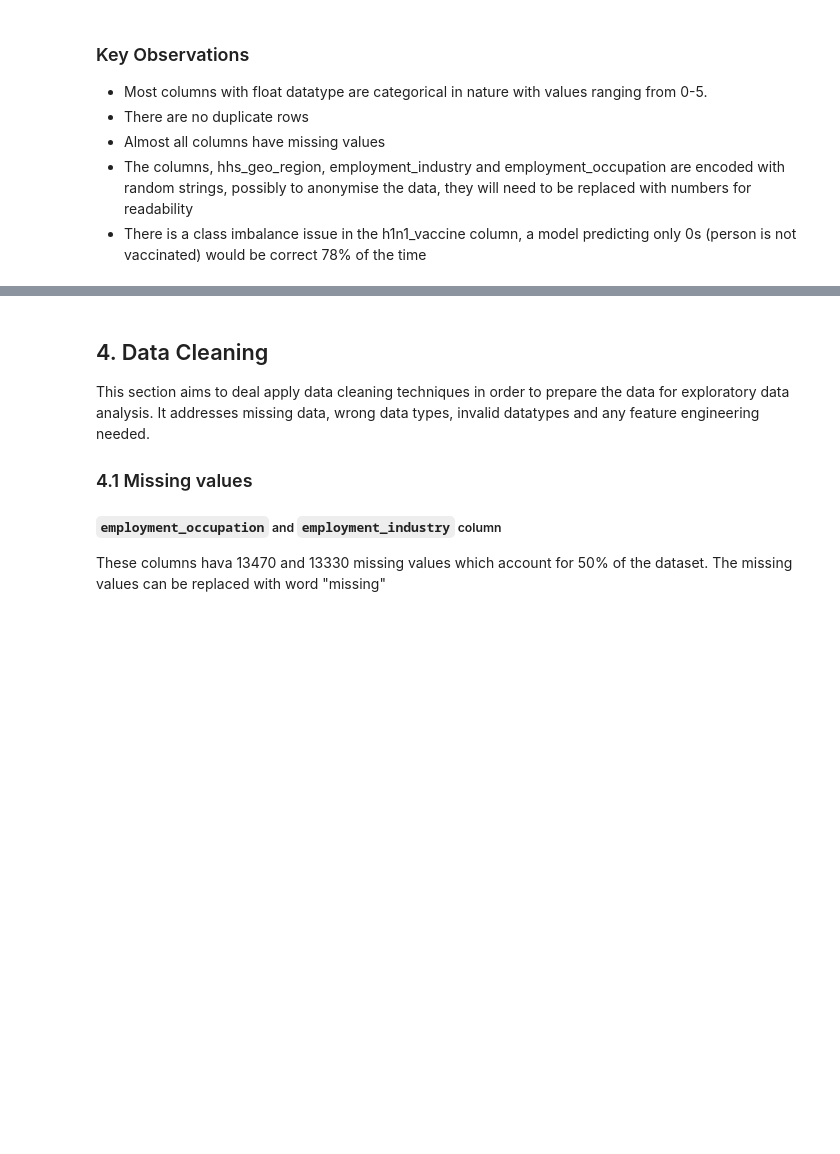
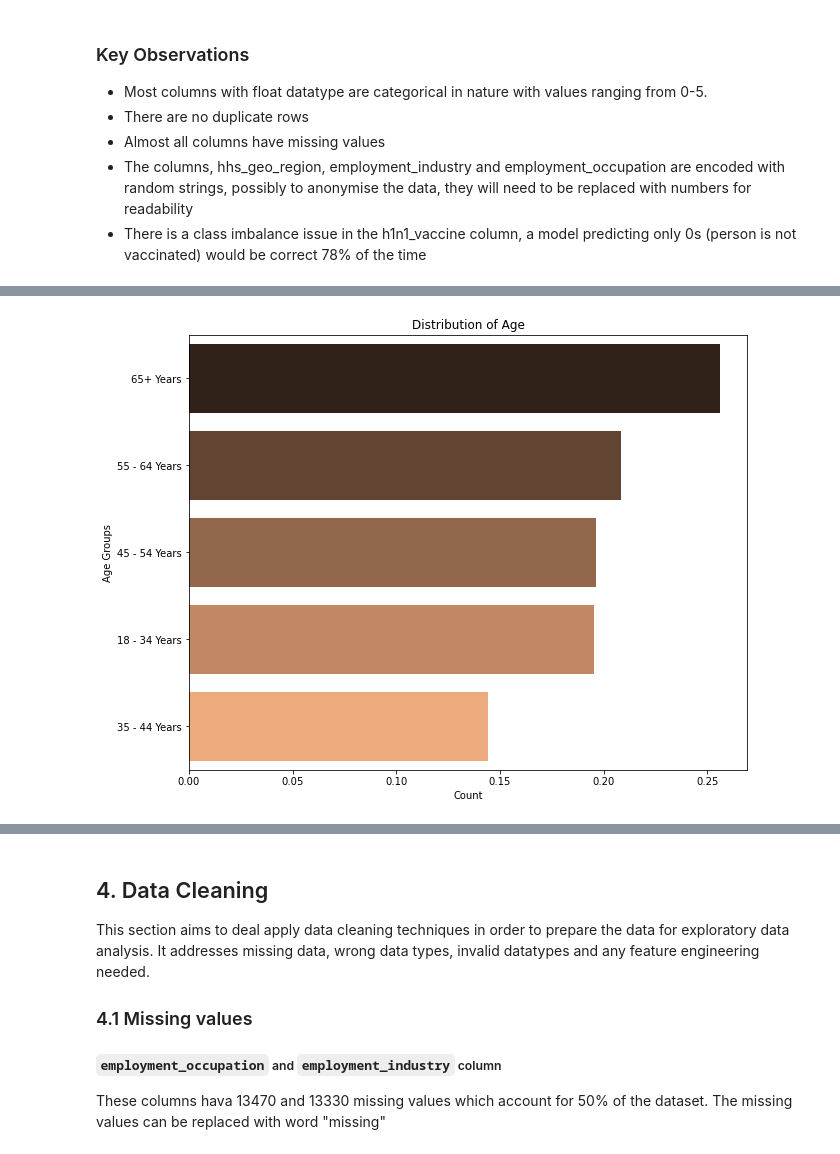
Before and after one commit to ngili/Predicting-H1N1-and-Seasonal-Flu-Vaccinations, a Jupyter notebook: analysis.ipynb, the cells around one changed output, grey strips where cells are left out. Drawn from its saved outputs; the diff is of its cells as text; code cells hidden in the pictures; blank space fills up the shorter version.

```diff
--- a/analysis.ipynb
+++ b/analysis.ipynb
@@ -211,0 +217,11 @@ Name: seasonal_vaccine, dtype: float64
+# %%
+fig,ax = plt.subplots(figsize = (10,8))
+
+y = data.age_group.value_counts(normalize=True,ascending=False).index
+x = data.age_group.value_counts(normalize=True,ascending=False)
+sns.barplot(x=x,y=y, palette="copper",orient="h")
+ax.set_xlabel("Count")
+ax.set_ylabel("Age Groups")
+ax.set_title("Distribution of Age");
+# %% [output]
+[figure, added]
```
Also changed, not shown: parts of 20 cells of this notebook.
